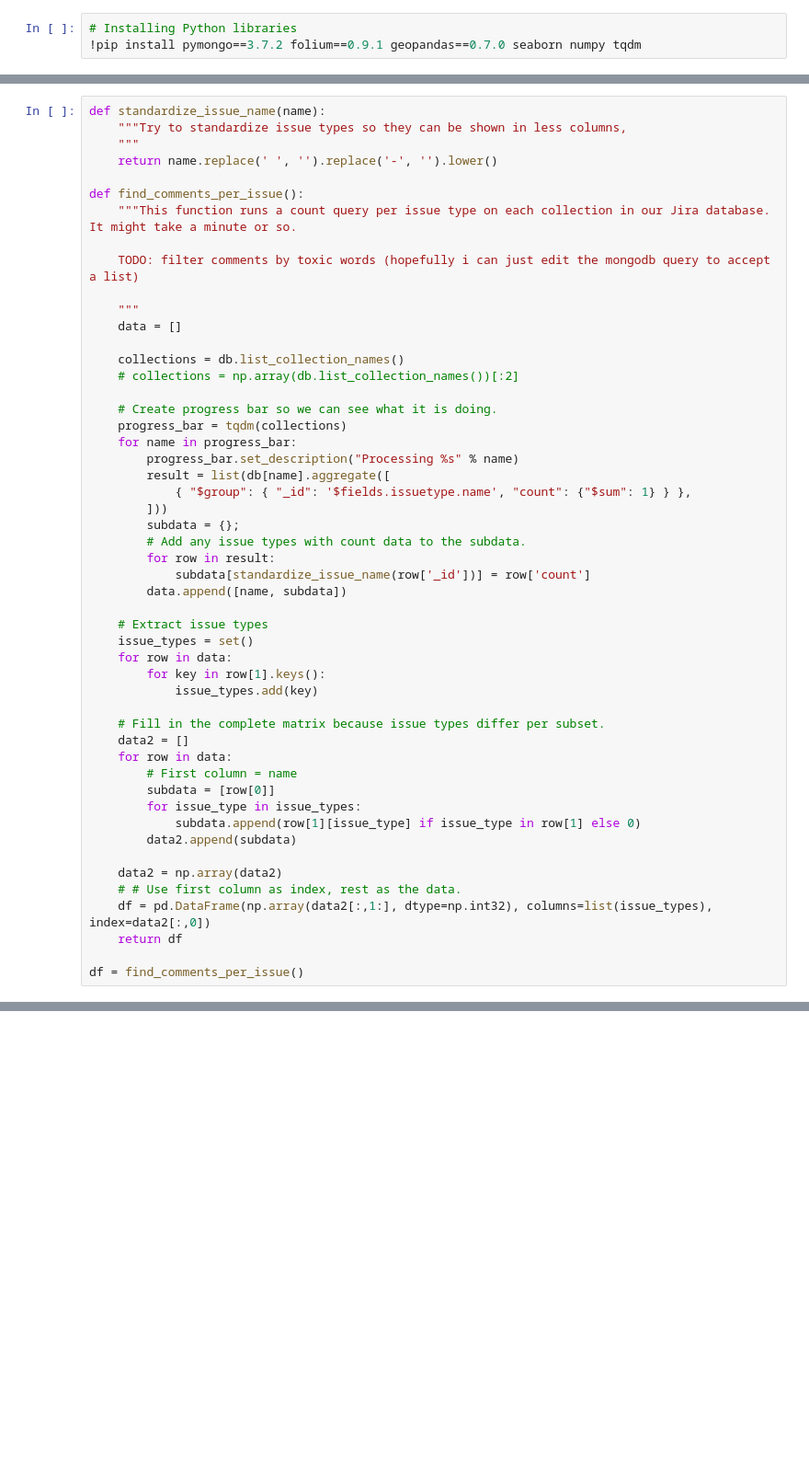
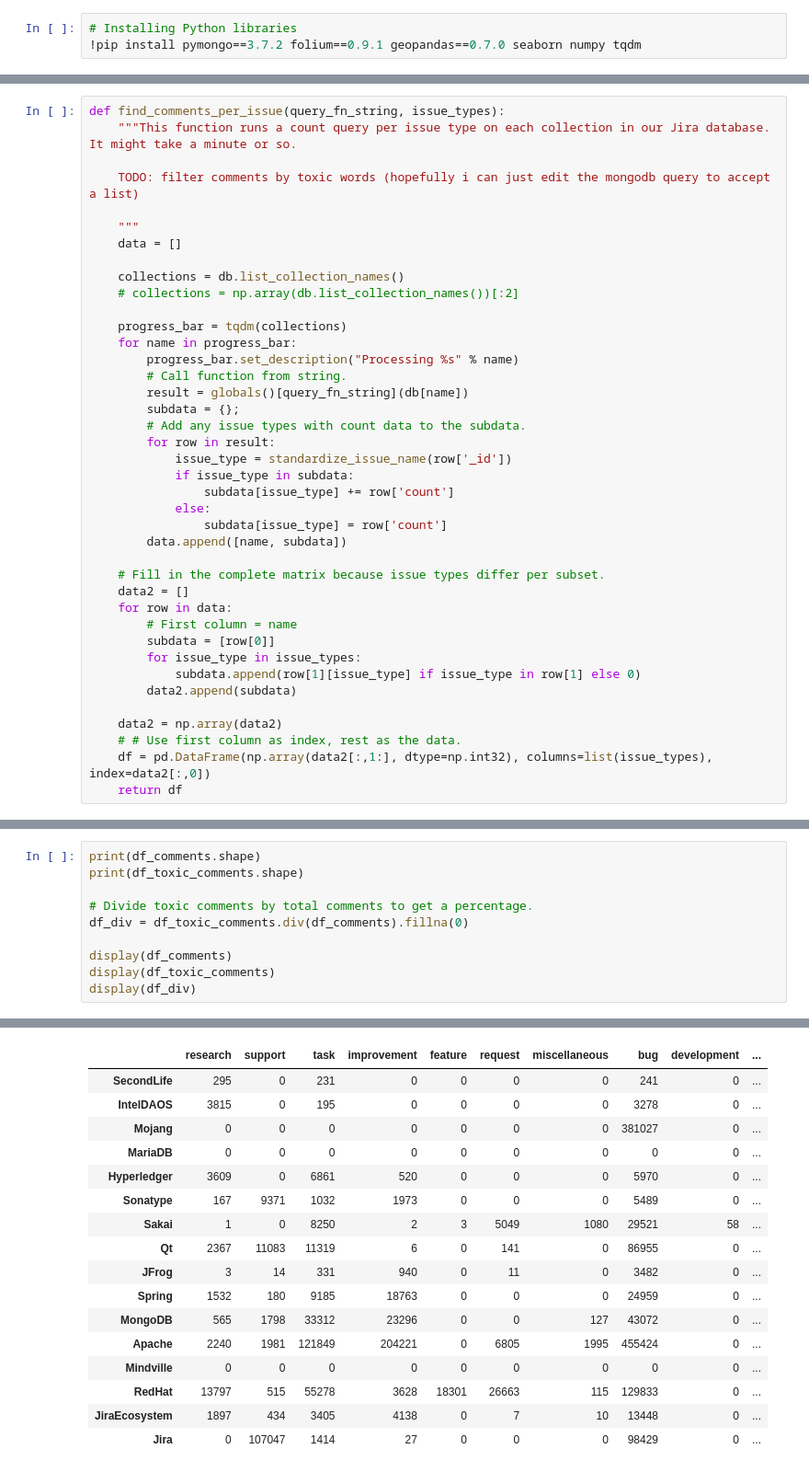
Before and after one commit to Pireax/2imp40, a Jupyter notebook: RQ2.ipynb, the cells around one changed output, grey strips where cells are left out. Shown at 92% size. Drawn from its saved outputs; the diff is of its cells as text; blank space fills up the shorter version.

Commit message:
improvements

```diff
--- a/RQ2.ipynb
+++ b/RQ2.ipynb
@@ -18,10 +110,5 @@ client = MongoClient( uri )
 # %%
-def standardize_issue_name(name):
-    """Try to standardize issue types so they can be shown in less columns,
-    """
-    return name.replace(' ', '').replace('-', '').lower()
-
-def find_comments_per_issue():
+def find_comments_per_issue(query_fn_string, issue_types):
     """This function runs a count query per issue type on each collection in our Jira database. It might take a minute or so.
 
     TODO: filter comments by toxic words (hopefully i can just edit the mongodb query to accept a list)
@@ -32,24 +119,20 @@ def find_comments_per_issue():
     collections = db.list_collection_names()
     # collections = np.array(db.list_collection_names())[:2]
 
-    # Create progress bar so we can see what it is doing.
     progress_bar = tqdm(collections)
     for name in progress_bar:
         progress_bar.set_description("Processing %s" % name)
-        result = list(db[name].aggregate([
-            { "$group": { "_id": '$fields.issuetype.name', "count": {"$sum": 1} } },
-        ]))
+        # Call function from string.
+        result = globals()[query_fn_string](db[name])
         subdata = {};
         # Add any issue types with count data to the subdata.
         for row in result:
-            subdata[standardize_issue_name(row['_id'])] = row['count']
+            issue_type = standardize_issue_name(row['_id'])
+            if issue_type in subdata:
+                subdata[issue_type] += row['count']
+            else:
+                subdata[issue_type] = row['count']
         data.append([name, subdata])
-
-    # Extract issue types
-    issue_types = set()
-    for row in data:
-        for key in row[1].keys():
-            issue_types.add(key)
 
     # Fill in the complete matrix because issue types differ per subset.
     data2 = []
@@ -64,5 +147,3 @@ def find_comments_per_issue():
     # # Use first column as index, rest as the data.
     df = pd.DataFrame(np.array(data2[:,1:], dtype=np.int32), columns=list(issue_types), index=data2[:,0])
     return df
-
-df = find_comments_per_issue()
@@ -68,0 +159,11 @@ df = find_comments_per_issue()
+# %%
+print(df_comments.shape)
+print(df_toxic_comments.shape)
+
+# Divide toxic comments by total comments to get a percentage.
+df_div = df_toxic_comments.div(df_comments).fillna(0)
+
+display(df_comments)
+display(df_toxic_comments)
+display(df_div)
+# %% [output]
@@ -68,0 +172,17 @@ df = find_comments_per_issue()
+|  | research | support | task | improvement | feature | request | miscellaneous | bug | development | ... |
+| SecondLife | 295 | 0 | 231 | 0 | 0 | 0 | 0 | 241 | 0 | ... |
+| IntelDAOS | 3815 | 0 | 195 | 0 | 0 | 0 | 0 | 3278 | 0 | ... |
+| Mojang | 0 | 0 | 0 | 0 | 0 | 0 | 0 | 381027 | 0 | ... |
+| MariaDB | 0 | 0 | 0 | 0 | 0 | 0 | 0 | 0 | 0 | ... |
+| Hyperledger | 3609 | 0 | 6861 | 520 | 0 | 0 | 0 | 5970 | 0 | ... |
+| Sonatype | 167 | 9371 | 1032 | 1973 | 0 | 0 | 0 | 5489 | 0 | ... |
+| Sakai | 1 | 0 | 8250 | 2 | 3 | 5049 | 1080 | 29521 | 58 | ... |
+| Qt | 2367 | 11083 | 11319 | 6 | 0 | 141 | 0 | 86955 | 0 | ... |
+| JFrog | 3 | 14 | 331 | 940 | 0 | 11 | 0 | 3482 | 0 | ... |
+| Spring | 1532 | 180 | 9185 | 18763 | 0 | 0 | 0 | 24959 | 0 | ... |
+| MongoDB | 565 | 1798 | 33312 | 23296 | 0 | 0 | 127 | 43072 | 0 | ... |
+| Apache | 2240 | 1981 | 121849 | 204221 | 0 | 6805 | 1995 | 455424 | 0 | ... |
+| Mindville | 0 | 0 | 0 | 0 | 0 | 0 | 0 | 0 | 0 | ... |
+| RedHat | 13797 | 515 | 55278 | 3628 | 18301 | 26663 | 115 | 129833 | 0 | ... |
+| JiraEcosystem | 1897 | 434 | 3405 | 4138 | 0 | 7 | 10 | 13448 | 0 | ... |
+| Jira | 0 | 107047 | 1414 | 27 | 0 | 0 | 0 | 98429 | 0 | ... |
```
Also changed, not shown: parts of 9 cells of this notebook, 1 other file.
